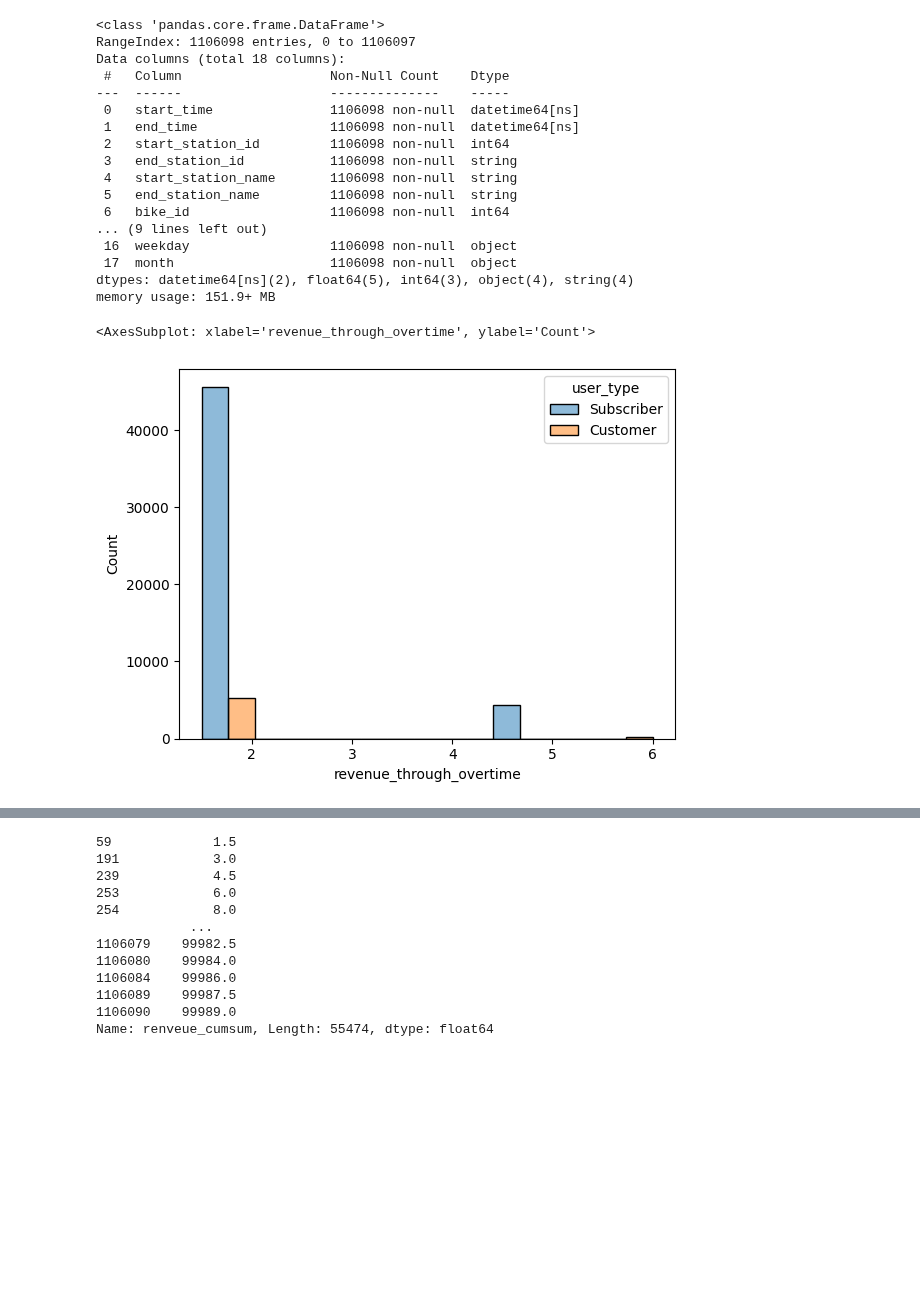
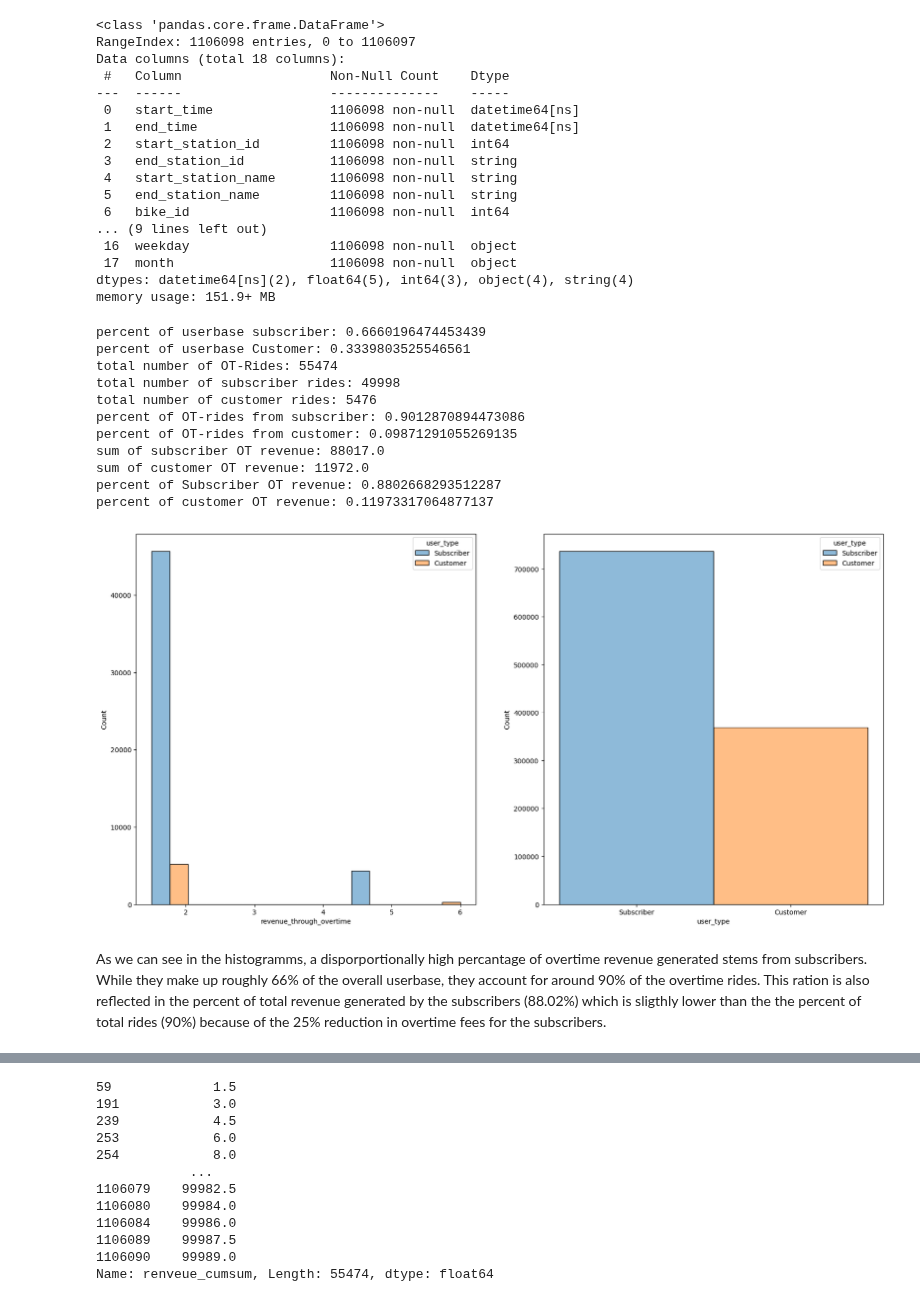
Before and after one commit to RavenRudi/AA_Group16, a Jupyter notebook: kpi_calculation.ipynb, the cells around one changed output, grey strips where cells are left out. Cells and saved outputs as stored; diff of their text form; code cells hidden in the pictures; blank space fills up the shorter version.

Commit message:
refine revenue

```diff
--- a/kpi_calculation.ipynb
+++ b/kpi_calculation.ipynb
@@ -205,11 +211,44 @@ Data columns (total 18 columns):
  17  month                    1106098 non-null  object
 dtypes: datetime64[ns](2), float64(5), int64(3), object(4), string(4)
 memory usage: 151.9+ MB
-# %%
-import seaborn as sns
-
-sns.histplot(df_boston_only_overtime_rides, x='revenue_through_overtime', hue='user_type')
-# %% [output]
-<AxesSubplot: xlabel='revenue_through_overtime', ylabel='Count'>
-[figure, removed]
+# %%
+import seaborn as sns
+import matplotlib.pyplot as plt
+
+fig, ax = plt.subplots(1,2,figsize=(20,10))
+sns.histplot(df_boston_only_overtime_rides, x='revenue_through_overtime', hue='user_type', ax=ax[0])
+sns.histplot(df_boston, x='user_type', hue='user_type', ax=ax[1])
+
+print(f'percent of userbase subscriber: {len(df_boston[df_boston["user_type"] == "Subscriber"])/len(df_boston)}')
+print(f'percent of userbase Customer: {len(df_boston[df_boston["user_type"] == "Customer"])/len(df_boston)}')
+
+
+print(f'total number of OT-Rides: {len(df_boston_only_overtime_rides)}')
+print(f'total number of subscriber rides: {len(df_boston_only_overtime_rides[df_boston_only_overtime_rides["user_type"] == "Subscriber"])}')
+print(f'total number of customer rides: {len(df_boston_only_overtime_rides[df_boston_only_overtime_rides["user_type"] == "Customer"])}')
+
+print(f'percent of OT-rides from subscriber: {len(df_boston_only_overtime_rides[df_boston_only_overtime_rides["user_type"] == "Subscriber"])/len(df_boston_only_overtime_rides)}')
+print(f'percent of OT-rides from customer: {len(df_boston_only_overtime_rides[df_boston_only_overtime_rides["user_type"] == "Customer"])/len(df_boston_only_overtime_rides)}')
+
+
+print(f'sum of subscriber OT revenue: {df_boston_only_overtime_rides[df_boston_only_overtime_rides["user_type"] == "Subscriber"]["revenue_through_overtime"].sum()}')
+print(f'sum of customer OT revenue: {df_boston_only_overtime_rides[df_boston_only_overtime_rides["user_type"] == "Customer"]["revenue_through_overtime"].sum()}')
+
+print(f'percent of Subscriber OT revenue: {df_boston_only_overtime_rides[df_boston_only_overtime_rides["user_type"] == "Subscriber"]["revenue_through_overtime"].sum()/df_boston_only_overtime_rides["revenue_through_overtime"].sum()}')
+print(f'percent of customer OT revenue: {df_boston_only_overtime_rides[df_boston_only_overtime_rides["user_type"] == "Customer"]["revenue_through_overtime"].sum()/df_boston_only_overtime_rides["revenue_through_overtime"].sum()}')
+# %% [output]
+percent of userbase subscriber: 0.6660196474453439
+percent of userbase Customer: 0.3339803525546561
+total number of OT-Rides: 55474
+total number of subscriber rides: 49998
+total number of customer rides: 5476
+percent of OT-rides from subscriber: 0.9012870894473086
+percent of OT-rides from customer: 0.09871291055269135
+sum of subscriber OT revenue: 88017.0
+sum of customer OT revenue: 11972.0
+percent of Subscriber OT revenue: 0.8802668293512287
+percent of customer OT revenue: 0.11973317064877137
+[figure, added]
+# %% [markdown]
+As we can see in the histogramms, a disporportionally high percantage of overtime revenue generated stems from subscribers. While they make up roughly 66% of the overall userbase, they account for around 90% of the overtime rides. This ration is also reflected in the percent of total revenue generated by the subscribers (88.02%) which is sligthly lower than the the percent of total rides (90%) because of the 25% reduction in overtime fees for the subscribers.
 # %%
```
Also changed, not shown: parts of 9 cells of this notebook.
